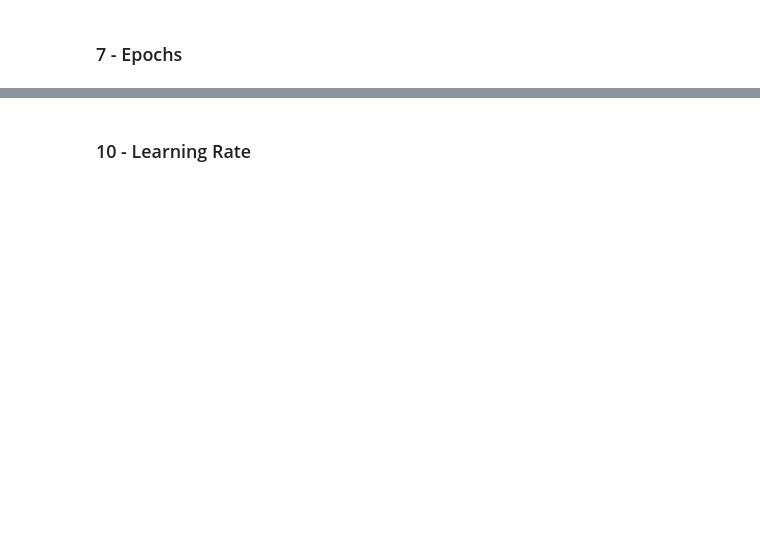
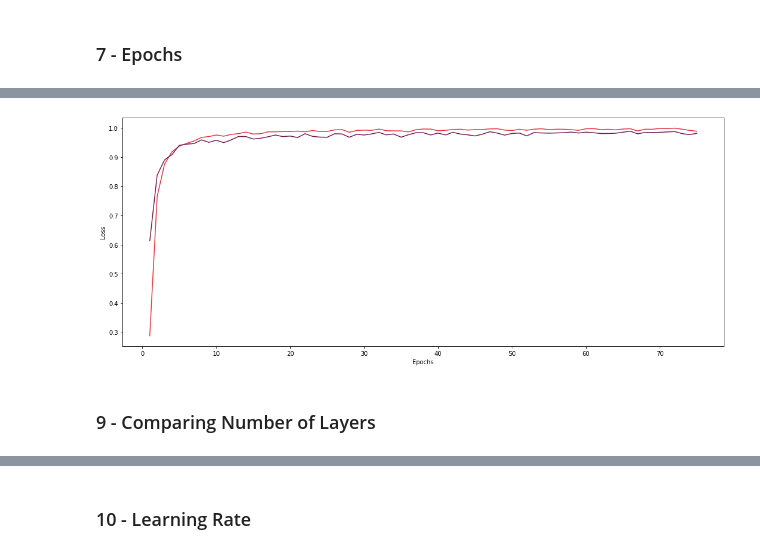
Before and after one commit to HerouFenix/taa-traffic-sign-identification, a Jupyter notebook: Project1.ipynb, the cells around one changed output, grey strips where cells are left out. Cells and saved outputs as stored; diff of their text form; code cells hidden in the pictures; blank space fills up the shorter version.

```diff
--- a/Project1.ipynb
+++ b/Project1.ipynb
@@ -750,0 +901,12 @@ plot_acc_per_class(conf_mat_rel)
+# %%
+plt.figure(figsize = (18,7))
+
+plt.plot(range(1,76), history.history['accuracy'], color="#e33641")
+plt.plot(range(1,76), history.history['val_accuracy'], color="#731f58")
+plt.xlabel('Epochs')
+plt.ylabel('Loss')
+plt.show()
+# %% [output]
+[figure, added]
+# %% [markdown]
+### 9 - Comparing Number of Layers
```
Also changed, not shown: parts of 52 cells of this notebook, 1 other file.
